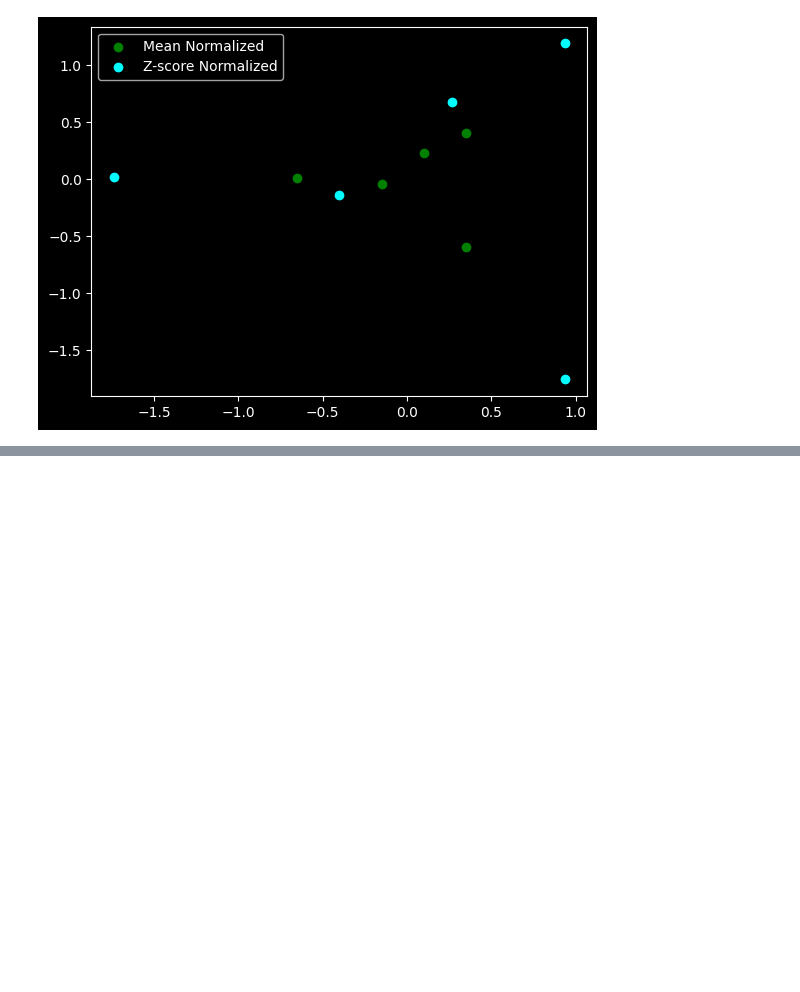
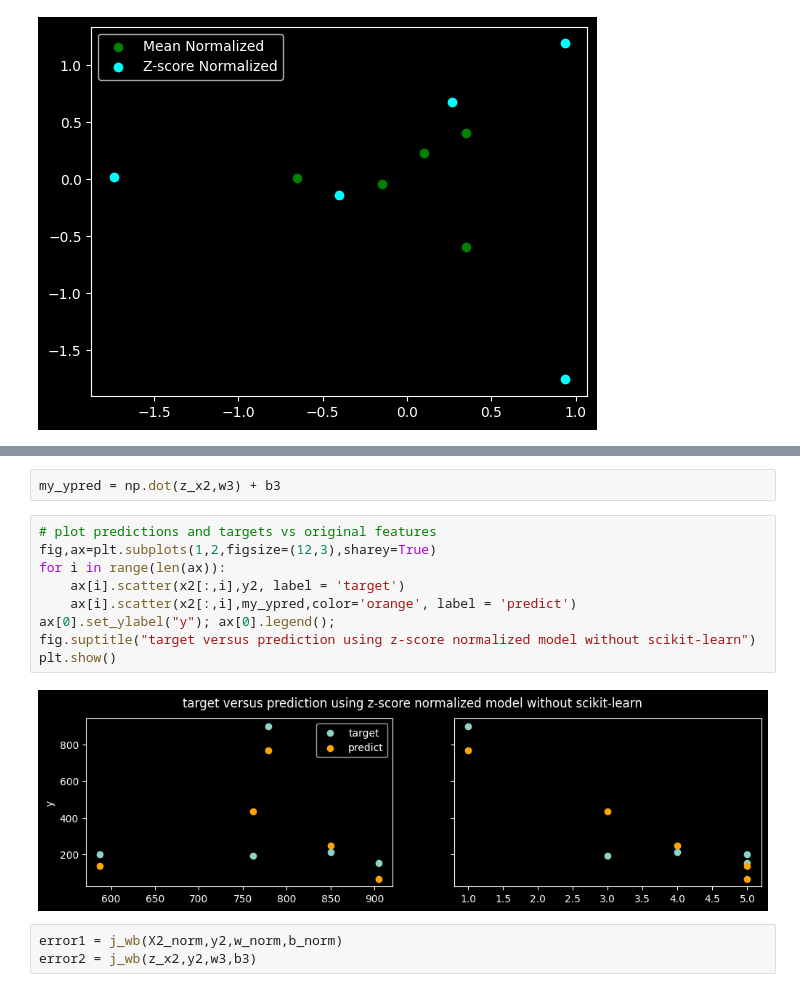
Before and after one commit to f2rra/learning-ml, a Jupyter notebook: supervised.ipynb, the cells around one changed output, grey strips where cells are left out. Drawn from its saved outputs; the diff is of its cells as text; blank space fills up the shorter version.

```diff
--- a/supervised.ipynb
+++ b/supervised.ipynb
@@ -227,0 +285,16 @@ Parameter w
+# %%
+my_ypred = np.dot(z_x2,w3) + b3
+# %%
+# plot predictions and targets vs original features
+fig,ax=plt.subplots(1,2,figsize=(12,3),sharey=True)
+for i in range(len(ax)):
+    ax[i].scatter(x2[:,i],y2, label = 'target')
+    ax[i].scatter(x2[:,i],my_ypred,color='orange', label = 'predict')
+ax[0].set_ylabel("y"); ax[0].legend();
+fig.suptitle("target versus prediction using z-score normalized model without scikit-learn")
+plt.show()
+# %% [output]
+[figure, added]
+# %%
+error1 = j_wb(X2_norm,y2,w_norm,b_norm)
+error2 = j_wb(z_x2,y2,w3,b3)
```
Also changed, not shown: parts of 9 cells of this notebook.
